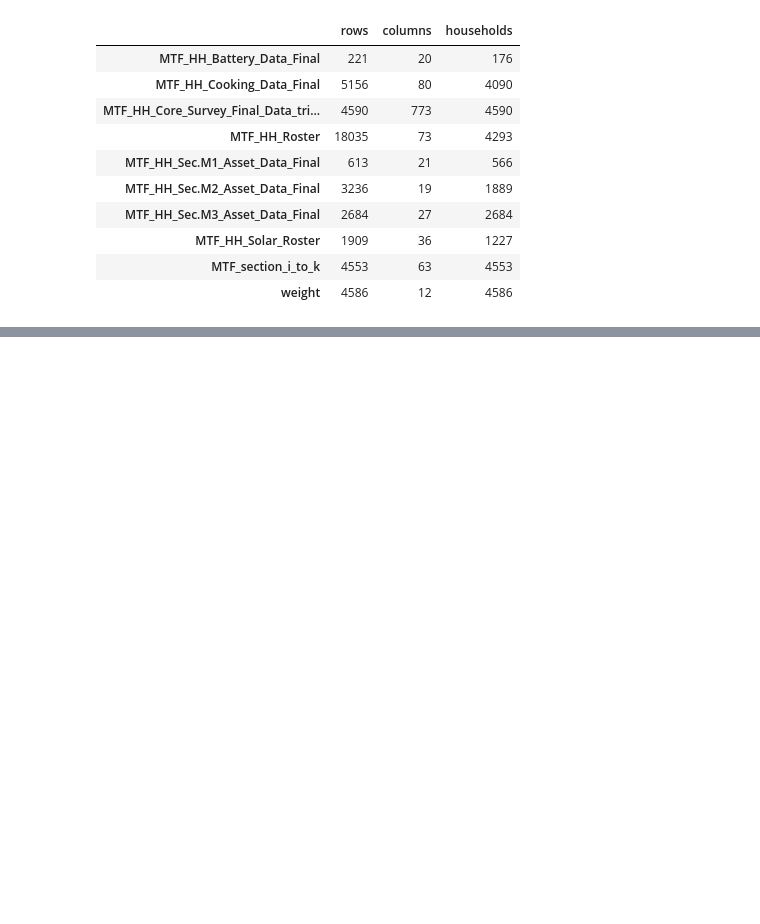
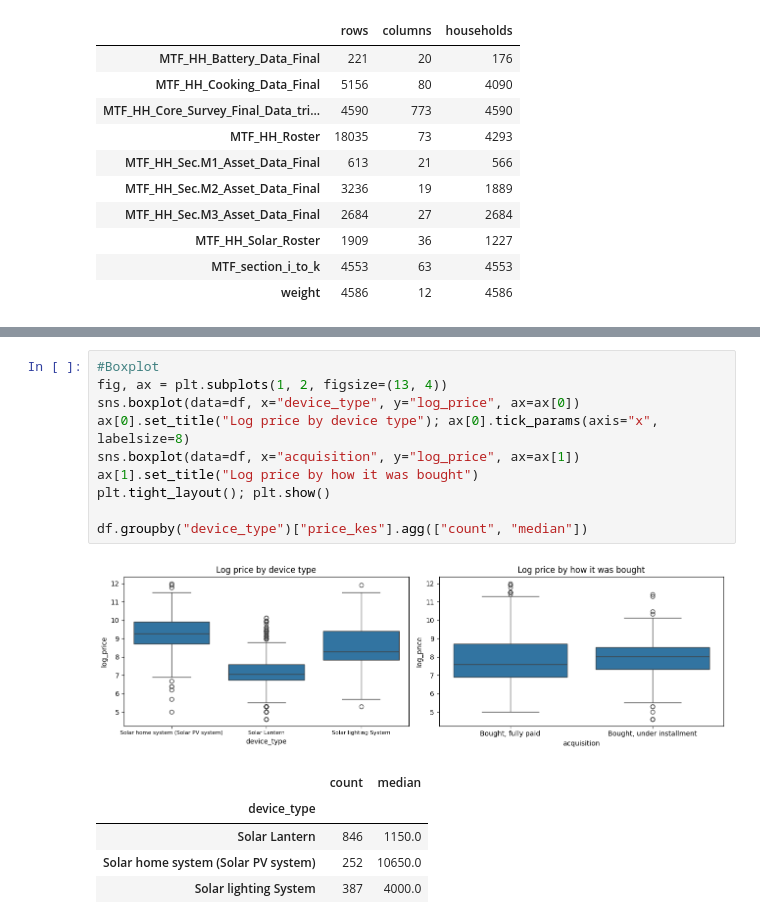
Before and after one commit to MBeckyAlek/linear_regression_model, a Jupyter notebook: summative/linear_regression/multivariate.ipynb, the cells around one changed output, grey strips where cells are left out. Saved outputs shown, nothing was run; the diff lists cells and outputs as text; blank space fills up the shorter version.

```diff
--- a/summative/linear_regression/multivariate.ipynb
+++ b/summative/linear_regression/multivariate.ipynb
@@ -77,0 +259,17 @@ overview
+# %%
+#Boxplot
+fig, ax = plt.subplots(1, 2, figsize=(13, 4))
+sns.boxplot(data=df, x="device_type", y="log_price", ax=ax[0])
+ax[0].set_title("Log price by device type"); ax[0].tick_params(axis="x", labelsize=8)
+sns.boxplot(data=df, x="acquisition", y="log_price", ax=ax[1])
+ax[1].set_title("Log price by how it was bought")
+plt.tight_layout(); plt.show()
+
+df.groupby("device_type")["price_kes"].agg(["count", "median"])
+# %% [output]
+[figure, added]
+|  | count | median |
+| device_type |  |  |
+| Solar Lantern | 846 | 1150.0 |
+| Solar home system (Solar PV system) | 252 | 10650.0 |
+| Solar lighting System | 387 | 4000.0 |
```
Also changed, not shown: parts of 35 cells of this notebook.
